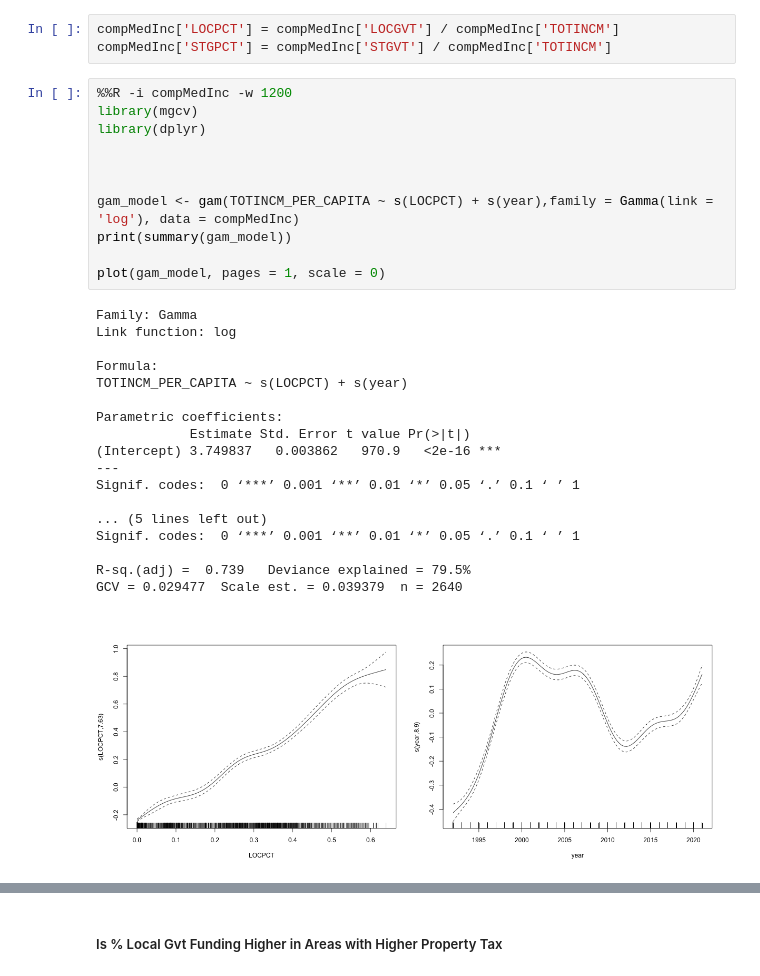
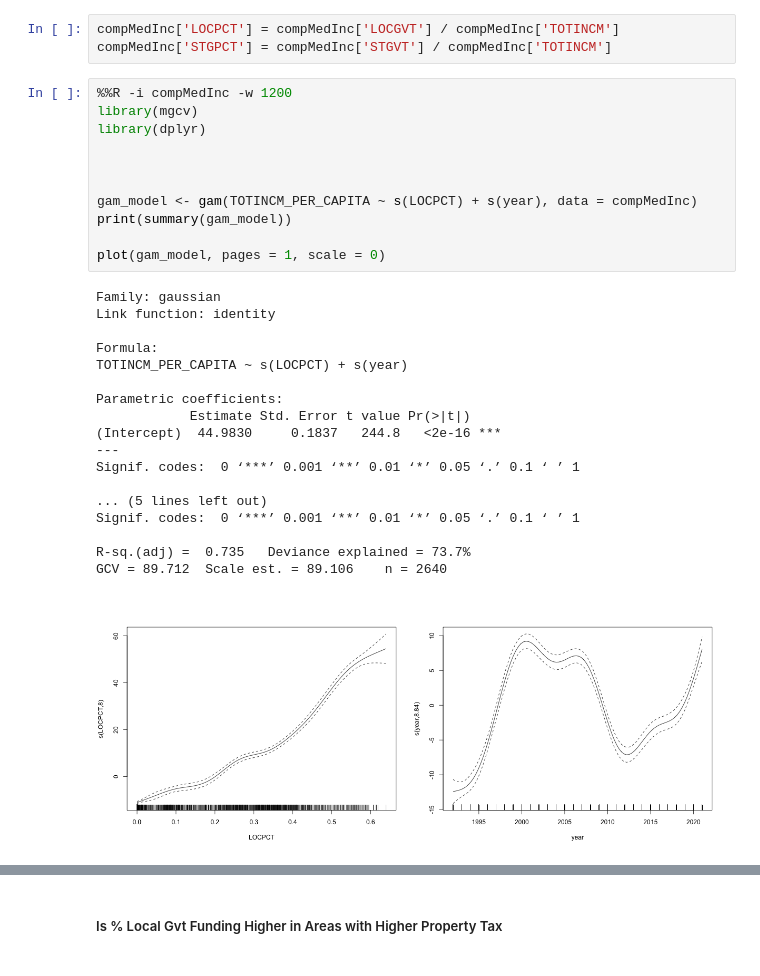
Before and after one commit to aishichandra/Ohio-Library-final, a Jupyter notebook: analysis.ipynb, the cells around one changed output, grey strips where cells are left out. Saved outputs shown, nothing was run; the diff lists cells and outputs as text.

```diff
--- a/analysis.ipynb
+++ b/analysis.ipynb
@@ -600,33 +579,33 @@ compMedInc['STGPCT'] = compMedInc['STGVT'] / compMedInc['TOTINCM']
 # %%
 %%R -i compMedInc -w 1200
 library(mgcv)
 library(dplyr)
 
 
 
-gam_model <- gam(TOTINCM_PER_CAPITA ~ s(LOCPCT) + s(year),family = Gamma(link = 'log'), data = compMedInc)
+gam_model <- gam(TOTINCM_PER_CAPITA ~ s(LOCPCT) + s(year), data = compMedInc)
 print(summary(gam_model))
 
 plot(gam_model, pages = 1, scale = 0)
 # %% [output]
-Family: Gamma
-Link function: log
+Family: gaussian
+Link function: identity
 
 Formula:
 TOTINCM_PER_CAPITA ~ s(LOCPCT) + s(year)
 
 Parametric coefficients:
             Estimate Std. Error t value Pr(>|t|)
-(Intercept) 3.749837   0.003862   970.9   <2e-16 ***
+(Intercept)  44.9830     0.1837   244.8   <2e-16 ***
 ---
 Signif. codes:  0 ‘***’ 0.001 ‘**’ 0.01 ‘*’ 0.05 ‘.’ 0.1 ‘ ’ 1
 
 ... (5 lines left out)
 Signif. codes:  0 ‘***’ 0.001 ‘**’ 0.01 ‘*’ 0.05 ‘.’ 0.1 ‘ ’ 1
 
-R-sq.(adj) =  0.739   Deviance explained = 79.5%
-GCV = 0.029477  Scale est. = 0.039379  n = 2640
+R-sq.(adj) =  0.735   Deviance explained = 73.7%
+GCV = 89.712  Scale est. = 89.106    n = 2640
-[figure, old version]
+[figure, new version]
 # %%
 %%R -i compMedInc -w 1200
 library(mgcv)
```
Also changed, not shown: parts of 43 cells of this notebook, 2 other files.
